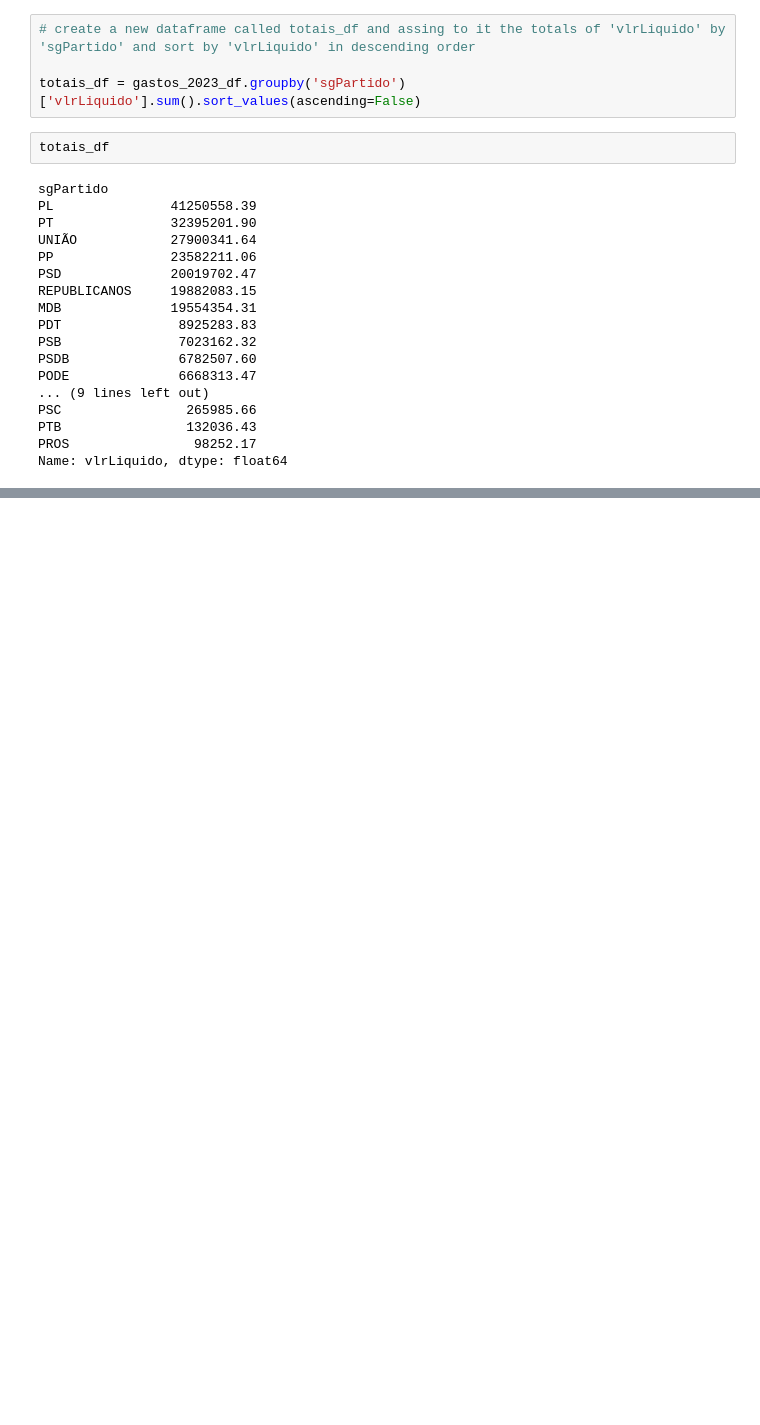
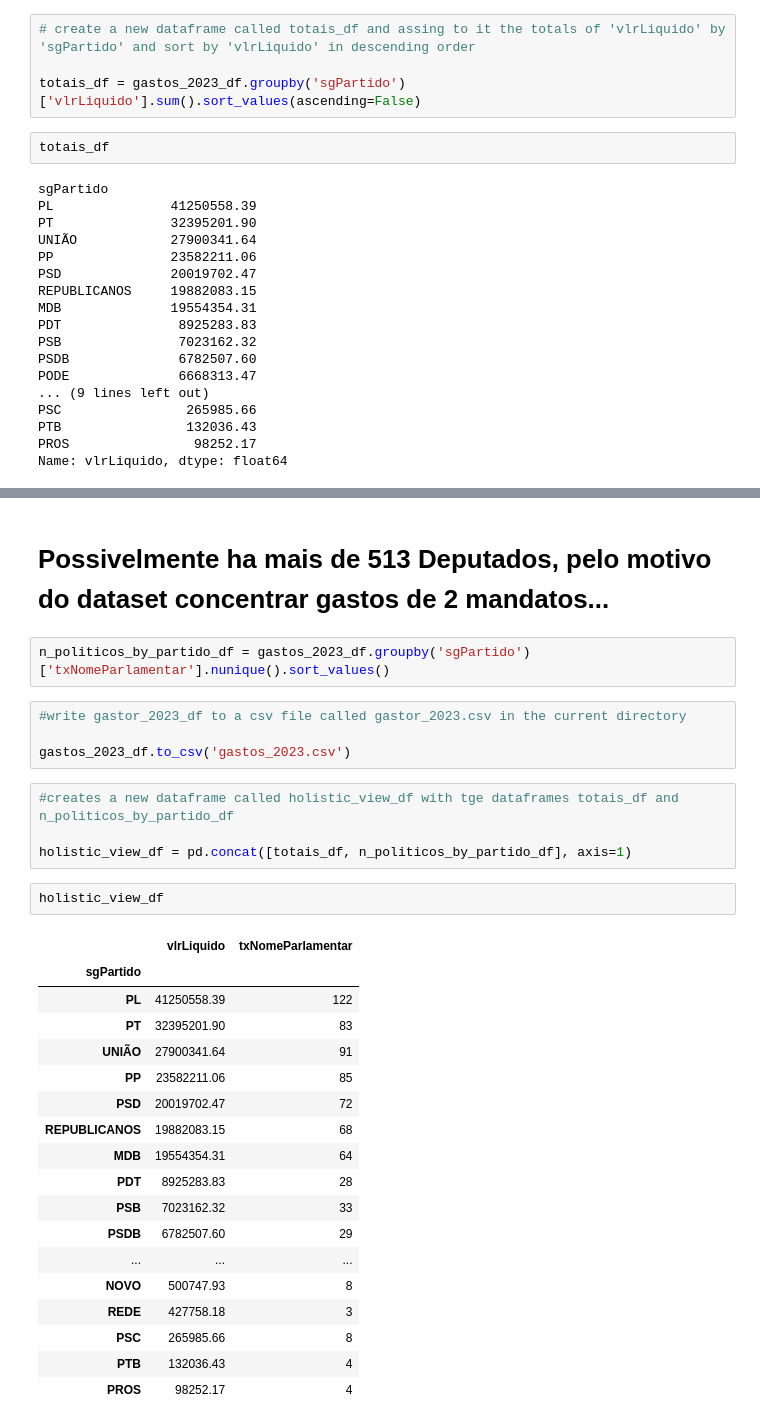
Before and after one commit to mondragonsi/Colab-DataAnalysis-Politics, a Jupyter notebook: maiores_gastadores_por_partido.ipynb, the cells around one changed output, grey strips where cells are left out. Cells and saved outputs as stored; diff of their text form; blank space fills up the shorter version.

Commit message:
checando quantidade de deputados > 513

```diff
--- a/maiores_gastadores_por_partido.ipynb
+++ b/maiores_gastadores_por_partido.ipynb
@@ -96,0 +188,33 @@ fig.show()
+# %% [markdown]
+# Possivelmente ha mais de 513 Deputados, pelo motivo do dataset concentrar gastos de 2 mandatos...
+# %%
+n_politicos_by_partido_df = gastos_2023_df.groupby('sgPartido')['txNomeParlamentar'].nunique().sort_values()
+# %%
+#write gastor_2023_df to a csv file called gastor_2023.csv in the current directory
+
+gastos_2023_df.to_csv('gastos_2023.csv')
+# %%
+#creates a new dataframe called holistic_view_df with tge dataframes totais_df and n_politicos_by_partido_df
+
+holistic_view_df = pd.concat([totais_df, n_politicos_by_partido_df], axis=1)
+# %%
+holistic_view_df
+# %% [output]
+|  | vlrLiquido | txNomeParlamentar |
+| sgPartido |  |  |
+| PL | 41250558.39 | 122 |
+| PT | 32395201.90 | 83 |
+| UNIÃO | 27900341.64 | 91 |
+| PP | 23582211.06 | 85 |
+| PSD | 20019702.47 | 72 |
+| REPUBLICANOS | 19882083.15 | 68 |
+| MDB | 19554354.31 | 64 |
+| PDT | 8925283.83 | 28 |
+| PSB | 7023162.32 | 33 |
+| PSDB | 6782507.60 | 29 |
+| ... | ... | ... |
+| NOVO | 500747.93 | 8 |
+| REDE | 427758.18 | 3 |
+| PSC | 265985.66 | 8 |
+| PTB | 132036.43 | 4 |
+| PROS | 98252.17 | 4 |
```
Also changed, not shown: parts of 16 cells of this notebook.
